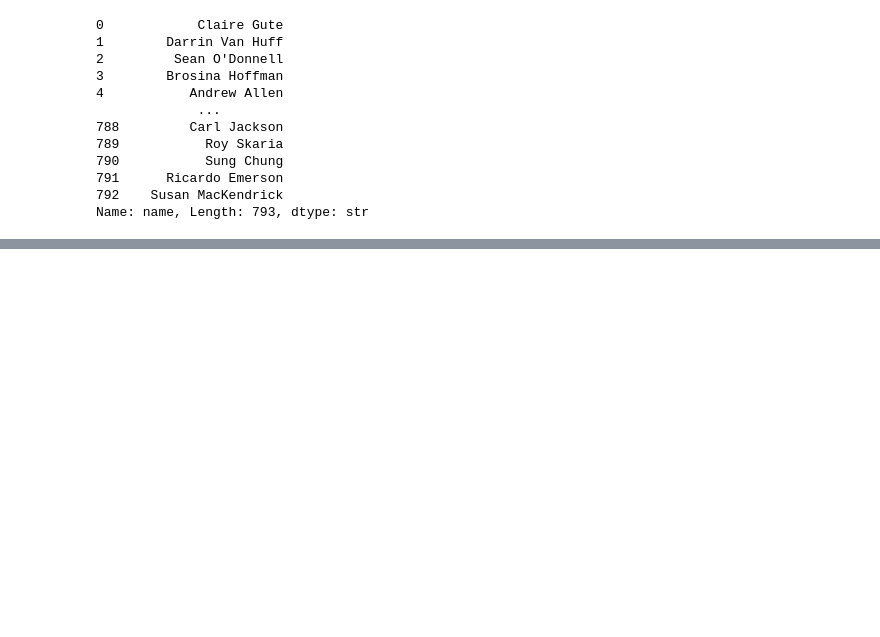
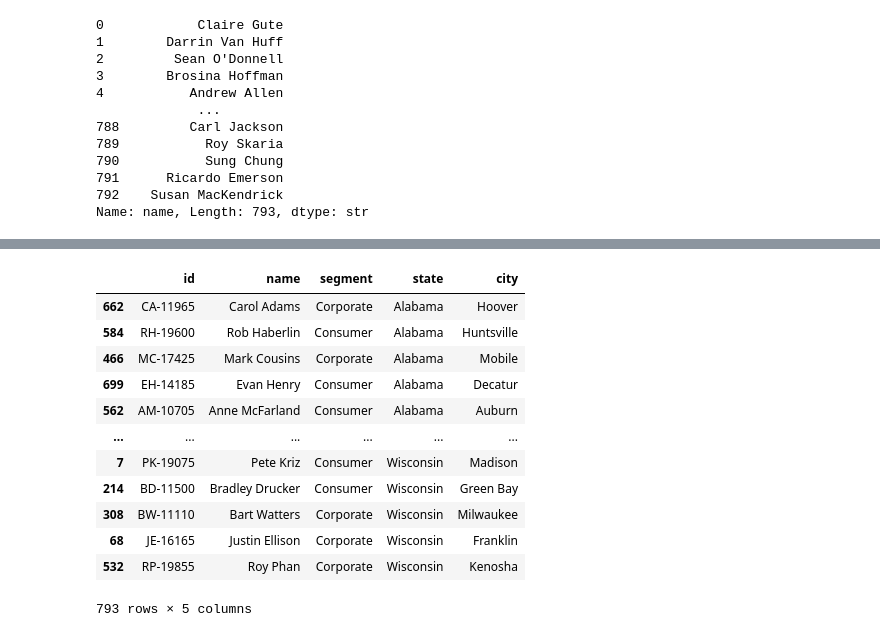
Before and after one commit to Nandanalinson/Python-core-concepts, a Jupyter notebook: day40/customers.ipynb, the cells around one changed output, grey strips where cells are left out. Cells and saved outputs as stored; diff of their text form; code cells hidden in the pictures; blank space fills up the shorter version.

```diff
--- a/day40/customers.ipynb
+++ b/day40/customers.ipynb
@@ -123,0 +213,17 @@ Name: name, Length: 793, dtype: str
+# %%
+# 18. Sort dataset by state.
+df.sort_values(by='state',ascending=True)
+# %% [output]
+|  | id | name | segment | state | city |
+| 662 | CA-11965 | Carol Adams | Corporate | Alabama | Hoover |
+| 584 | RH-19600 | Rob Haberlin | Consumer | Alabama | Huntsville |
+| 466 | MC-17425 | Mark Cousins | Corporate | Alabama | Mobile |
+| 699 | EH-14185 | Evan Henry | Consumer | Alabama | Decatur |
+| 562 | AM-10705 | Anne McFarland | Consumer | Alabama | Auburn |
+| ... | ... | ... | ... | ... | ... |
+| 7 | PK-19075 | Pete Kriz | Consumer | Wisconsin | Madison |
+| 214 | BD-11500 | Bradley Drucker | Consumer | Wisconsin | Green Bay |
+| 308 | BW-11110 | Bart Watters | Corporate | Wisconsin | Milwaukee |
+| 68 | JE-16165 | Justin Ellison | Corporate | Wisconsin | Franklin |
+| 532 | RP-19855 | Roy Phan | Corporate | Wisconsin | Kenosha |
+793 rows × 5 columns
```
Also changed, not shown: parts of 8 cells of this notebook.
